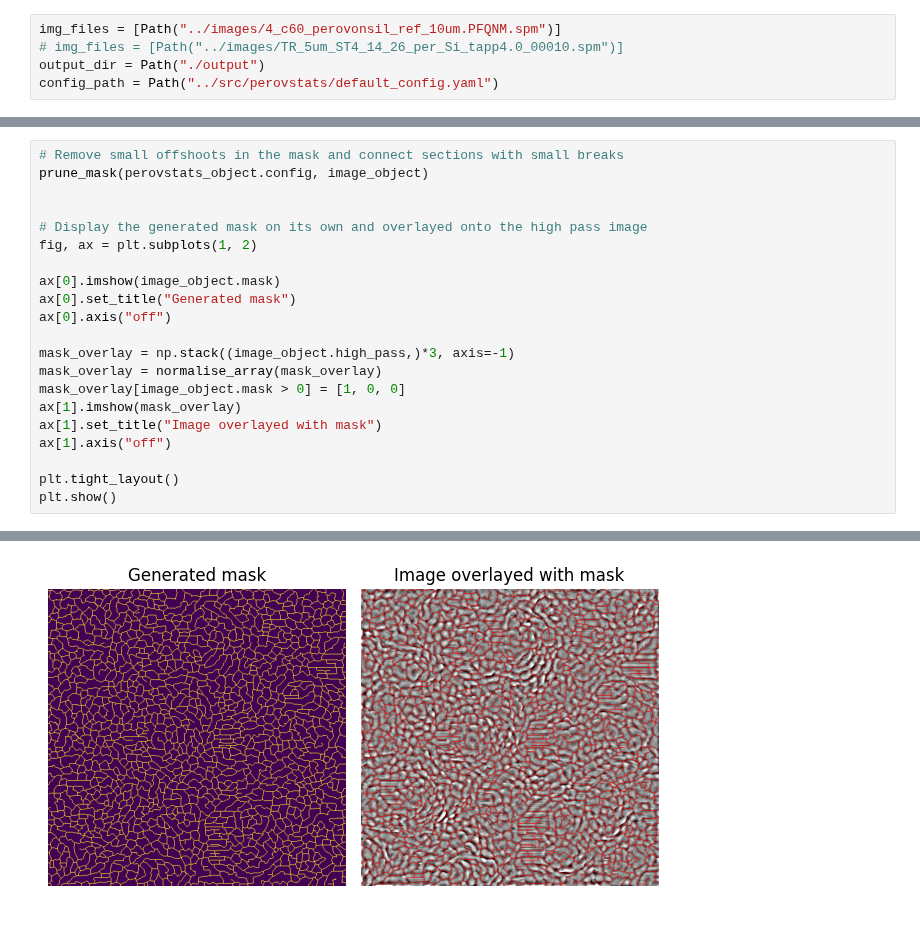
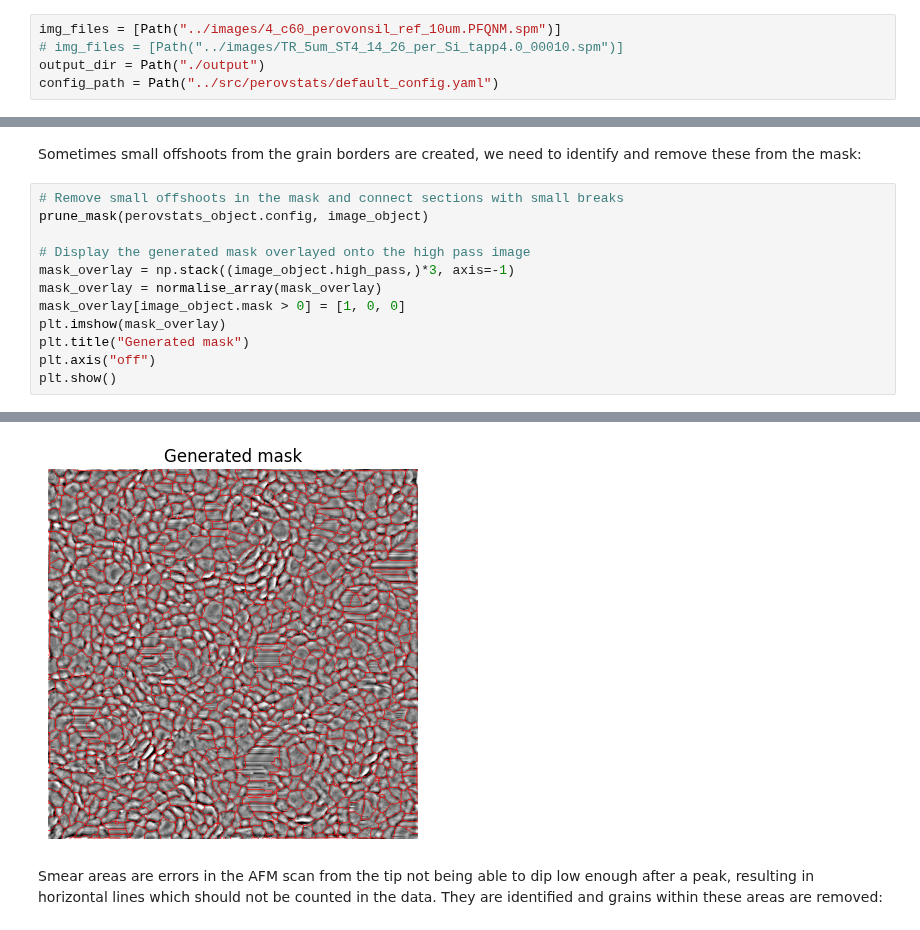
Before and after one commit to AFM-SPM/PerovStats, a Jupyter notebook: notebooks/perovstats-demo.ipynb, the cells around one changed output, grey strips where cells are left out. Cells and saved outputs as stored; diff of their text form.

```diff
--- a/notebooks/perovstats-demo.ipynb
+++ b/notebooks/perovstats-demo.ipynb
@@ -130,22 +140,15 @@ segment_image_cellpose(perovstats_object.config, image_object)
+# %% [markdown]
+Sometimes small offshoots from the grain borders are created, we need to identify and remove these from the mask:
 # %%
 # Remove small offshoots in the mask and connect sections with small breaks
 prune_mask(perovstats_object.config, image_object)
 
-
-# Display the generated mask on its own and overlayed onto the high pass image
-fig, ax = plt.subplots(1, 2)
-
-ax[0].imshow(image_object.mask)
-ax[0].set_title("Generated mask")
-ax[0].axis("off")
-
+# Display the generated mask overlayed onto the high pass image
 mask_overlay = np.stack((image_object.high_pass,)*3, axis=-1)
 mask_overlay = normalise_array(mask_overlay)
 mask_overlay[image_object.mask > 0] = [1, 0, 0]
-ax[1].imshow(mask_overlay)
-ax[1].set_title("Image overlayed with mask")
-ax[1].axis("off")
-
-plt.tight_layout()
+plt.imshow(mask_overlay)
+plt.title("Generated mask")
+plt.axis("off")
 plt.show()
 # %% [output]
@@ -153,4 +156,6 @@ plt.show()
-[figure, old version]
+[figure, new version]
+# %% [markdown]
+Smear areas are errors in the AFM scan from the tip not being able to dip low enough after a peak, resulting in horizontal lines which should not be counted in the data. They are identified and grains within these areas are removed:
 # %%
 # Find smear areas to be ignored/ removed
 find_smear_areas(perovstats_object.config, image_object)
```
Also changed, not shown: parts of 14 cells of this notebook.
